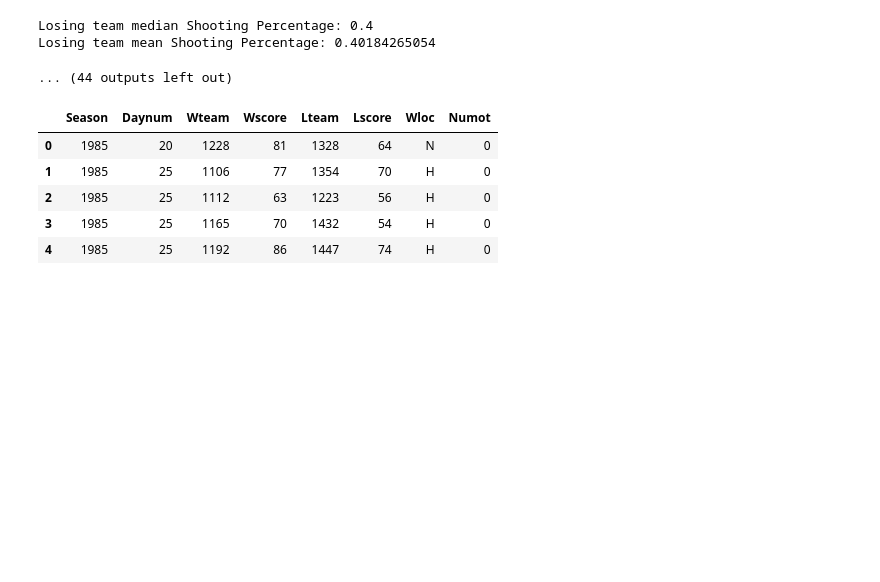
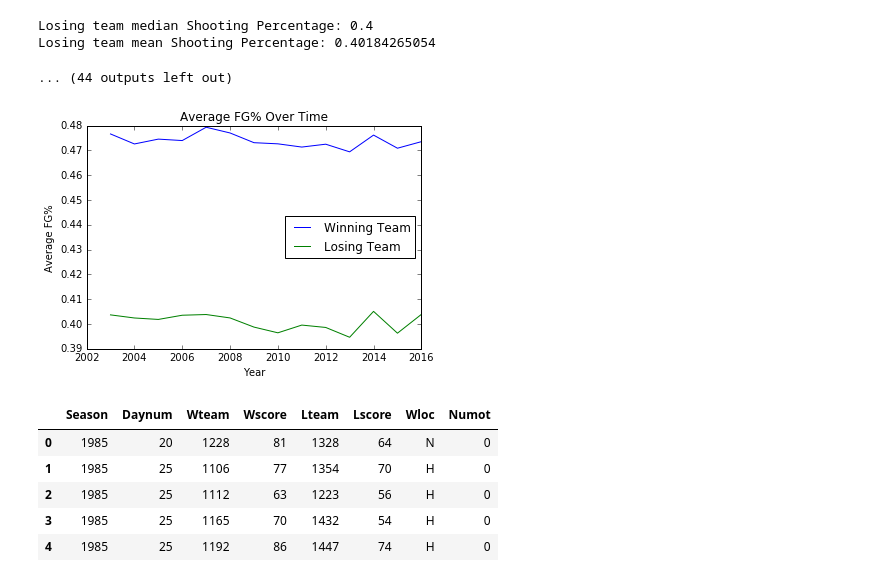
Before and after one commit to nishkakar/MarchMadness, a Jupyter notebook: data_driven_march_madness_kakar_venuti_moscoso_devuono.ipynb, the cells around one changed output. Saved outputs shown, nothing was run; the diff lists cells and outputs as text; code cells hidden in the pictures; blank space fills up the shorter version.

```diff
--- a/data_driven_march_madness_kakar_venuti_moscoso_devuono.ipynb
+++ b/data_driven_march_madness_kakar_venuti_moscoso_devuono.ipynb
@@ -171,6 +211,33 @@ Winning team mean Shooting Percentage: 0.474548421291
 Losing team median Shooting Percentage: 0.4
 Losing team mean Shooting Percentage: 0.40184265054
 ... (44 outputs left out)
+# %%
+fgWinningAverages = []
+fgLosingAverages = []
+for year in years:
+    cut_year = seasons_results_detailed_df[seasons_results_detailed_df['Season'] == year]
+
+    win_fg = cut_year['Wfgm']
+    win_figa = cut_year['Wfga']
+
+    los_fg = cut_year['Lfgm']
+    los_figa = cut_year['Lfga']
+
+    winPerc = win_fg.div(win_figa)
+    losPerc = los_fg.div(los_figa)
+
+    fgWinningAverages.append(winPerc.mean())
+    fgLosingAverages.append(losPerc.mean())
+
+plt.plot(years, fgWinningAverages, color='b', label='Winning Team')
+plt.plot(years, fgLosingAverages, color='g', label='Losing Team')
+plt.xlabel("Year")
+plt.ylabel("Average FG%")
+plt.legend(loc='best')
+plt.title("Average FG% Over Time")
+plt.show()
+# %% [output]
+[figure, added]
 # %%
 seasons_results_compact_df = pd.read_csv('datasets/RegularSeasonCompactResults.csv', delimiter = ',')
 seasons_results_compact_df.head()
```
Also changed, not shown: parts of 4 cells of this notebook, 1 other file.
